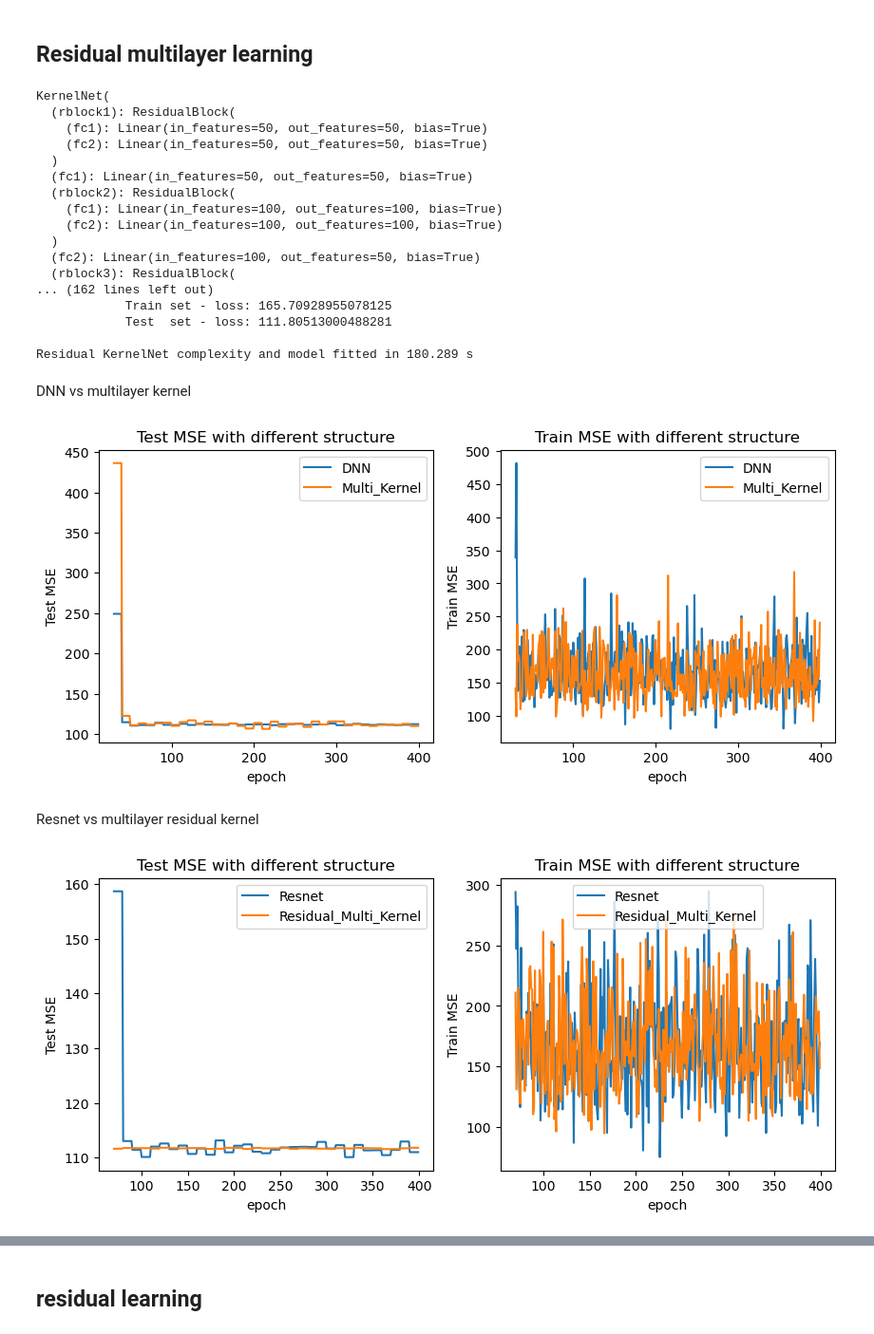
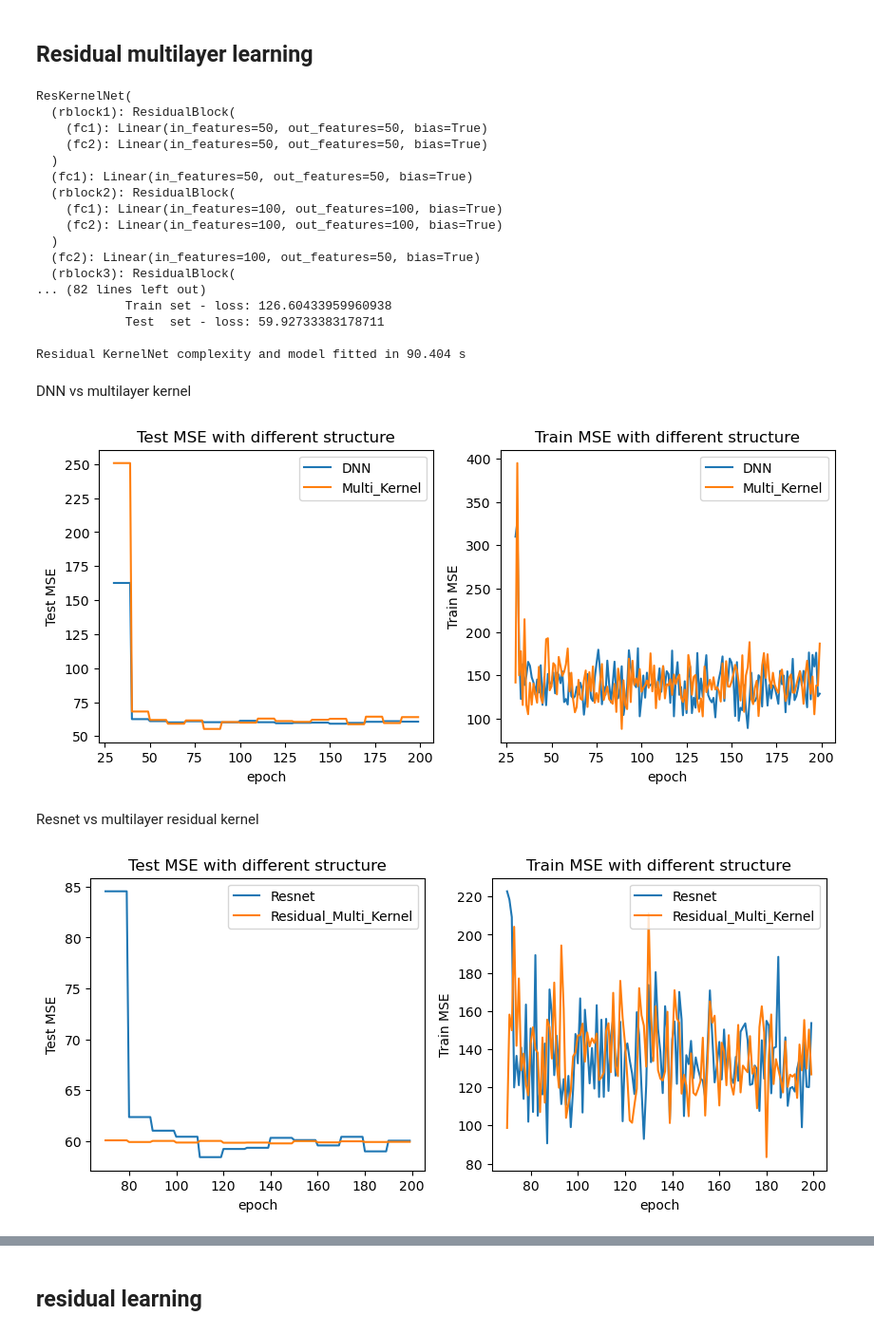
Before and after one commit to ZZZhyEva/Multi-layer-Kernel-Machine, a Jupyter notebook: Experiment-Random Feature Residual Learning.ipynb, the cells around one changed output, grey strips where cells are left out. Shown at 95% size. Cells and saved outputs as stored; diff of their text form; code cells hidden in the pictures.

```diff
--- a/Experiment-Random Feature Residual Learning.ipynb
+++ b/Experiment-Random Feature Residual Learning.ipynb
@@ -430,0 +419,13 @@ plt.show()
+# %%
+t0=time.time()
+rff=RandomFourierFeature(90,m0,kernel='G',gamma=0.15)
+total_x=pd.concat([train_x,test_x])
+feature=rff.transform(total_x)
+train_xtransformed=feature[:700]
+test_xtransformed=feature[700:]
+
+model.fit(train_xtransformed, train_y)
+y_pretest=model.predict(test_xtransformed)
+y_pretrain=model.predict(train_xtransformed)
+t1=time.time()-t0
+print(mean_squared_error(train_y,y_pretrain),mean_squared_error(test_y,y_pretest),t1)
@@ -431,18 +434,6 @@ plt.show()
 # %% [markdown]
 ## multilayer learning
 # %%
-class mydataset(Dataset):
-    def __init__(self, x, y):
-        self._x = x
-        self._y = y
-        self._len = len(x)
-
-    def __getitem__(self, item):
-        return self._x[item], self._y[item]
-
-    def __len__(self):
-        return self._len
-
 train_loader = DataLoader(mydataset(nntrain_x, nntrain_y),batch_size=100, shuffle=True)
 test_loader = DataLoader(mydataset(nntest_x, nntest_y),batch_size=100, shuffle=False)
 
@@ -495,7 +486,7 @@ loss=[]
 kernelnn_trainloss=[]
 kernelnn_testloss=[]
 t0 = time.time()
-for epoch in range(400):
+for epoch in range(200):
     for x, y in train_loader: #for batch, (x, y) in enumerate(train_loader):
         x, y = x.to(device), y.to(device)
         # Compute prediction error
@@ -545,18 +536,6 @@ KernelNet complexity and model fitted in 131.642 s
 # %% [markdown]
 ## Residual multilayer learning
 # %%
-class mydataset(Dataset):
-    def __init__(self, x, y):
-        self._x = x
-        self._y = y
-        self._len = len(x)
-
-    def __getitem__(self, item):
-        return self._x[item], self._y[item]
-
-    def __len__(self):
-        return self._len
-
 train_loader = DataLoader(mydataset(nntrain_x, nntrain_y),batch_size=100, shuffle=True)
 test_loader = DataLoader(mydataset(nntest_x, nntest_y),batch_size=100, shuffle=False)
 
@@ -627,7 +606,7 @@ loss=[]
 reskernel_trainloss=[]
 reskernel_testloss=[]
 t0 = time.time()
-for epoch in range(400):
+for epoch in range(200):
     for x, y in train_loader: #for batch, (x, y) in enumerate(train_loader):
         x, y = x.to(device), y.to(device)
         # Compute prediction error
@@ -657,7 +636,7 @@ for epoch in range(400):
 dnn_fit = time.time() - t0
 print("Residual KernelNet complexity and model fitted in %.3f s" % dnn_fit)
 # %% [output]
-KernelNet(
+ResKernelNet(
   (rblock1): ResidualBlock(
     (fc1): Linear(in_features=50, out_features=50, bias=True)
     (fc2): Linear(in_features=50, out_features=50, bias=True)
@@ -669,15 +648,15 @@ KernelNet(
   )
   (fc2): Linear(in_features=100, out_features=50, bias=True)
   (rblock3): ResidualBlock(
-... (162 lines left out)
-            Train set - loss: 165.70928955078125
-            Test  set - loss: 111.80513000488281
+... (82 lines left out)
+            Train set - loss: 126.60433959960938
+            Test  set - loss: 59.92733383178711
 
-Residual KernelNet complexity and model fitted in 180.289 s
+Residual KernelNet complexity and model fitted in 90.404 s
 # %% [markdown]
 DNN vs multilayer kernel
 # %%
-a=np.linspace(30,399,370)
+a=np.linspace(30,199,170)
 epochset = [int(item) for item in a]
 fig, ax = plt.subplots(1, 2, figsize=(10, 4))
 ax[0].plot(epochset,dnn_testloss[30:])
@@ -695,26 +674,26 @@ ax[1].set_ylabel("Train MSE")
 ax[1].set_title("Train MSE with different structure")
 plt.show()
 # %% [output]
-[figure, old version]
+[figure, new version]
 # %% [markdown]
 Resnet vs multilayer residual kernel
 # %%
-a=np.linspace(70,399,330)
+a=np.linspace(70,199,130)
 epochset = [int(item) for item in a]
 fig, ax = plt.subplots(1, 2, figsize=(10, 4))
 ax[0].plot(epochset,res_testloss[70:])
 ax[0].plot(epochset,reskernel_testloss[70:])
 ax[0].legend(["Resnet","Residual_Multi_Kernel"])
 ax[0].set_xlabel("epoch")
 ax[0].set_ylabel("Test MSE")
 ax[0].set_title("Test MSE with different structure")
 
 ax[1].plot(epochset,res_trainloss[70:])
 ax[1].plot(epochset,reskernel_trainloss[70:])
 ax[1].legend(["Resnet","Residual_Multi_Kernel"])
 ax[1].set_xlabel("epoch")
 ax[1].set_ylabel("Train MSE")
 ax[1].set_title("Train MSE with different structure")
 plt.show()
 # %% [output]
-[figure, old version]
+[figure, new version]
```
Also changed, not shown: parts of 19 cells of this notebook.
